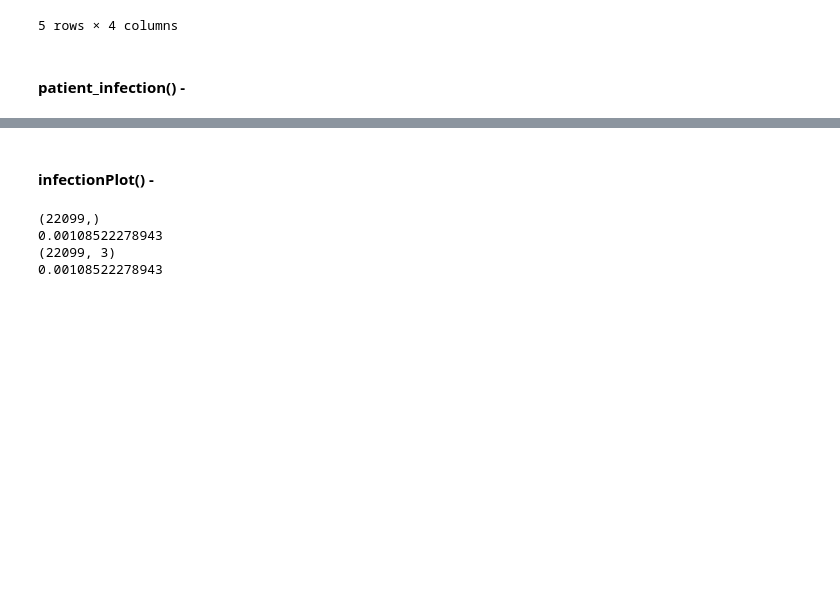
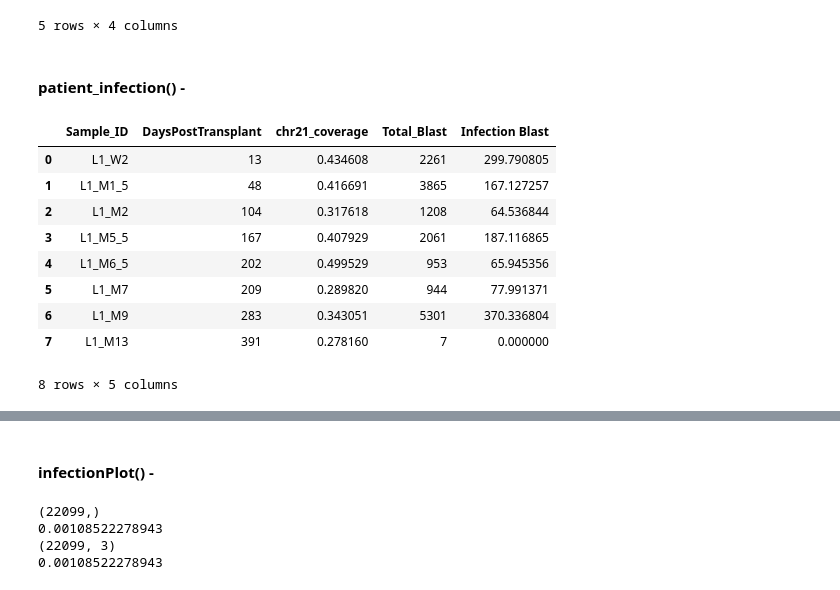
Before and after one commit to lmart999/CS229, a Jupyter notebook: ie_sql.ipynb, the cells around one changed output, grey strips where cells are left out. Saved outputs shown, nothing was run; the diff lists cells and outputs as text; code cells hidden in the pictures; blank space fills up the shorter version.

```diff
--- a/ie_sql.ipynb
+++ b/ie_sql.ipynb
@@ -407,0 +417,52 @@ with_blast.head(5)
+# %%
+# Pull patient sequencing data
+pat_seq_stat=sql.read_sql("select Sample_ID,chr21_coverage,Total_Blast "
+                 "from Stat_Table "
+                 "WHERE Stat_Table.Patient_ID = '%s' "%patient, conn, coerce_float=True)
+
+pat_seq_stat.set_index('Sample_ID',inplace=True)
+
+# Sort patient data by date
+pat_days=sql.read_sql("select Sample_Table.Sample_ID,Sample_Table.DaysPostTransplant "
+                 "from Sample_Table "
+                 "WHERE Sample_Table.Patient_ID = '%s' "%patient, conn, coerce_float=True)
+
+pat_days.set_index('Sample_ID',inplace=True)
+
+# Merge sequencing data with dates
+m=pd.merge(pat_days,pat_seq_stat,left_index=True,right_index=True)
+m['DaysPostTransplant']=m['DaysPostTransplant'].astype(float)
+
+# Pull blast for patient
+pat_blast=sql.read_sql("select Grammy_Table.Sample_ID,Tax_Table.%s,SUM(Grammy_Table.grammyHits) "
+                 "from Tax_Table "
+                 "INNER JOIN Grammy_Table "
+                 "ON Tax_Table.tax_id=Grammy_Table.TaxID "
+                 "WHERE Grammy_Table.Patient_ID = '%s' "
+                 "GROUP BY Grammy_Table.Sample_ID,Tax_Table.'%s' "%(level,patient,level), conn, coerce_float=True)
+
+# Blast the of interest taxID
+pat_blast=pat_blast[~pd.isnull(pat_blast[level])] # Only include abundance of bugs at specified tax level.
+pat_blast.set_index(level,inplace=True)
+pat_blast_indf=pat_blast.loc[taxID] # *** taxID is passed as string in view.py, but int in dataframe ***
+pat_blast_indf.set_index('Sample_ID',inplace=True)
+pat_blast_indf.columns=['Infection Blast']
+pat_blast_indf.head(3)
+
+# Merge all into table
+m2=pd.merge(m,pat_blast_indf,left_index=True,right_index=True,how='outer')
+m2.sort('DaysPostTransplant',inplace=True,ascending=True)
+m2.fillna(0,inplace=True)
+m2.reset_index(inplace=True,drop=False)
+m2
+# %% [output]
+|  | Sample_ID | DaysPostTransplant | chr21_coverage | Total_Blast | Infection Blast |
+| 0 | L1_W2 | 13 | 0.434608 | 2261 | 299.790805 |
+| 1 | L1_M1_5 | 48 | 0.416691 | 3865 | 167.127257 |
+| 2 | L1_M2 | 104 | 0.317618 | 1208 | 64.536844 |
+| 3 | L1_M5_5 | 167 | 0.407929 | 2061 | 187.116865 |
+| 4 | L1_M6_5 | 202 | 0.499529 | 953 | 65.945356 |
+| 5 | L1_M7 | 209 | 0.289820 | 944 | 77.991371 |
+| 6 | L1_M9 | 283 | 0.343051 | 5301 | 370.336804 |
+| 7 | L1_M13 | 391 | 0.278160 | 7 | 0.000000 |
+8 rows × 5 columns
```
Also changed, not shown: parts of 29 cells of this notebook.
